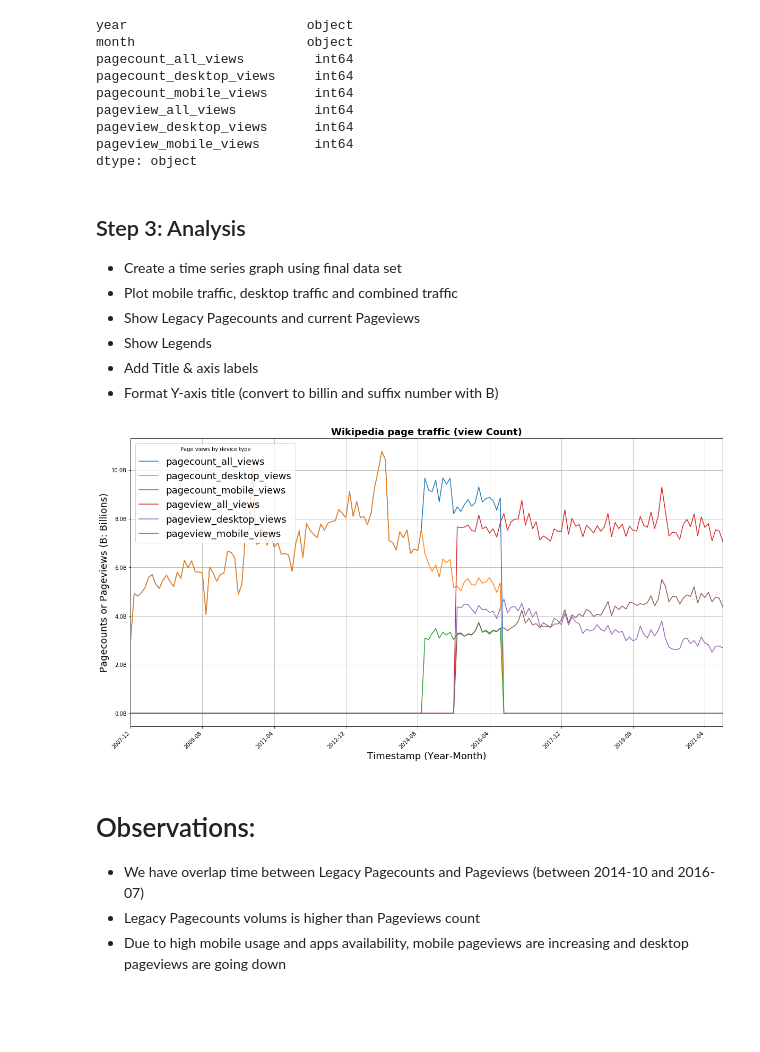
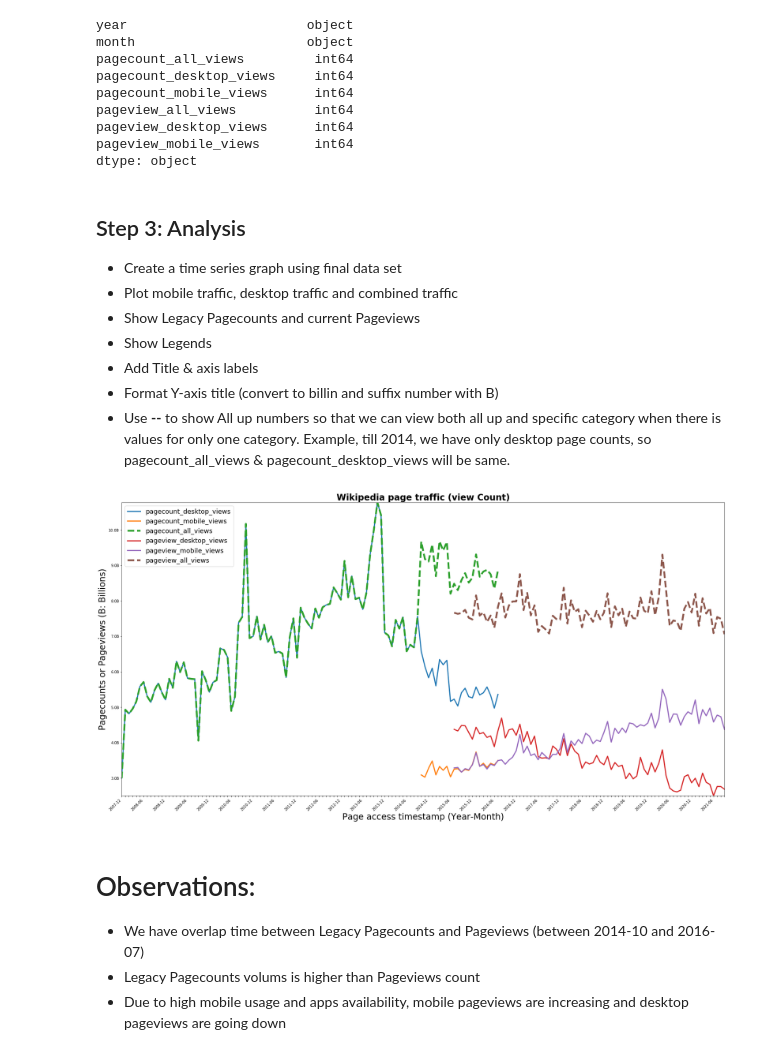
Before and after one commit to HarikcUW/data-512-a1, a Jupyter notebook: src/hcds-a1-data-curation.ipynb, the cells around one changed output. Saved outputs shown, nothing was run; the diff lists cells and outputs as text; code cells hidden in the pictures; blank space fills up the shorter version.

```diff
--- a/src/hcds-a1-data-curation.ipynb
+++ b/src/hcds-a1-data-curation.ipynb
@@ -333,28 +336,37 @@ dtype: object
 * Show Legends
 * Add Title & axis labels
 * Format Y-axis title (convert to billin and suffix number with B)
+* Use **--** to show All up numbers so that we can view both all up and specific category when there is values for only one category. Example, till 2014, we have only desktop page counts, so pagecount_all_views & pagecount_desktop_views will be same.
 # %%
 df_final['Year-Month'] = df_final['year']  + "-" + df_final['month']
-from matplotlib.axis import Axis
-import matplotlib.pyplot as plt
-import matplotlib.ticker as ticker
-# Set plot size to display chart correctly
-df_final.plot(x='Year-Month',figsize=(20,10))
+df_final.replace(0, np.nan, inplace=True)
+plt.figure(figsize=(30,15))
+plt.plot(df_final['Year-Month'], df_final['pagecount_desktop_views'],linewidth = 3 )
+plt.plot(df_final['Year-Month'], df_final['pagecount_mobile_views'],linewidth = 3 )
+plt.plot(df_final['Year-Month'], df_final['pagecount_all_views'],'--',linewidth = 5 )
+
+plt.plot(df_final['Year-Month'], df_final['pageview_desktop_views'],linewidth = 3 )
+plt.plot(df_final['Year-Month'], df_final['pageview_mobile_views'],linewidth = 3 )
+plt.plot(df_final['Year-Month'], df_final['pageview_all_views'],'--',linewidth = 5 )
+
 ax = plt.gca()
-
 #Format Pageview count to show the value in Billions instead of scientific notation
 ax.yaxis.set_major_formatter(ticker.FuncFormatter(lambda x, p: '{:}B'.format(round(x/1000000000, 1))))
+#Show evry 6 element in X-axix label
+[xaxisticks.set_visible(False) for (n,xaxisticks) in enumerate(ax.xaxis.get_ticklabels( minor=False)) if n % 6 != 0]
 
+plt.margins(0)
 # SShow X-axis label in 45 degrees
 plt.xticks(rotation=45,ha='right')
-plt.title("Wikipedia page traffic (view Count)",fontweight="bold",fontsize=18)
-plt.xlabel("Timestamp (Year-Month)",fontsize=18)
-plt.ylabel("Pagecounts or Pageviews (B: Billions)",fontsize=18);
-plt.legend(title = "Page views by device type",fontsize=18)
-plt.grid()
+plt.title("Wikipedia page traffic (view Count)",fontweight="bold",fontsize=24)
+plt.xlabel("Page access timestamp (Year-Month)",fontsize=24)
+plt.ylabel("Pagecounts or Pageviews (B: Billions)",fontsize=24);
+plt.legend(title = "Page views by device type",fontsize=24)
+#plt.grid()
+plt.legend(fontsize=18)
 plt.show()
 # %% [output]
-[figure, old version]
+[figure, new version]
 # %% [markdown]
 # Observations:
 * We have overlap time between Legacy Pagecounts and Pageviews (between 2014-10 and 2016-07)
```
Also changed, not shown: parts of 2 cells of this notebook.
